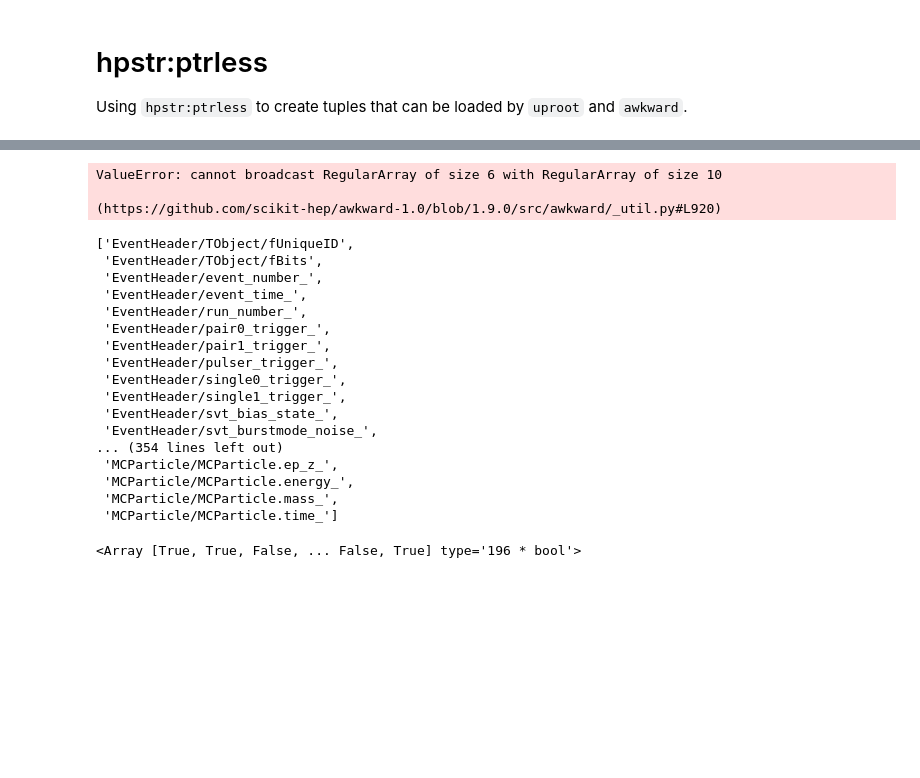
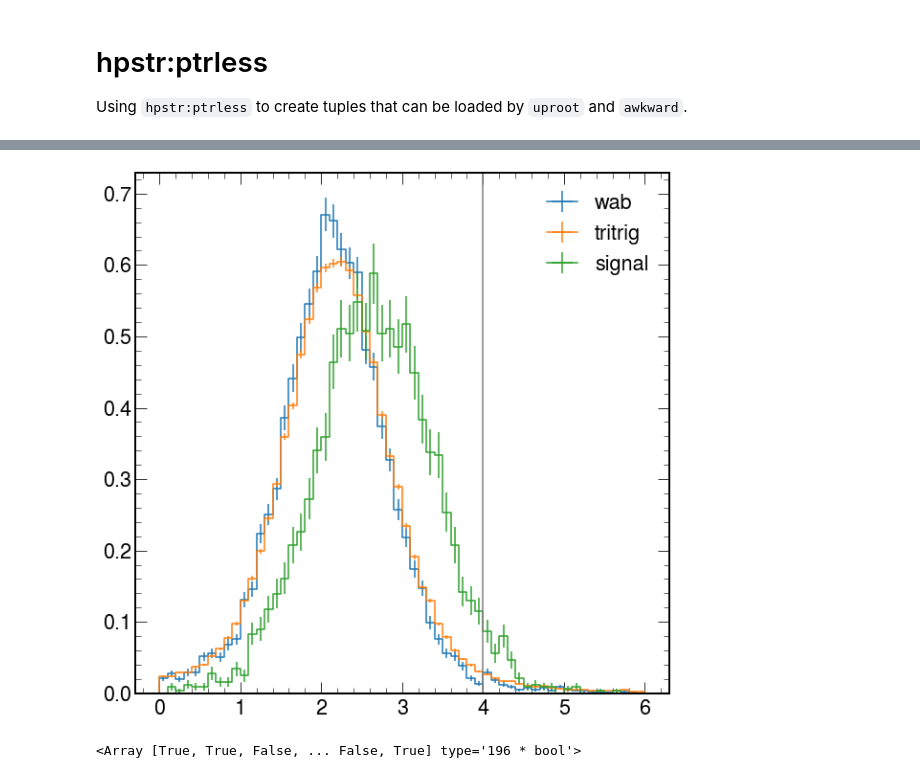
Before and after one commit to tomeichlersmith/hps, a Jupyter notebook: idm/reach/2016/idm-awkward-ana.ipynb, the cells around one changed output, grey strips where cells are left out. Saved outputs shown, nothing was run; the diff lists cells and outputs as text; code cells hidden in the pictures; blank space fills up the shorter version.

```diff
--- a/idm/reach/2016/idm-awkward-ana.ipynb
+++ b/idm/reach/2016/idm-awkward-ana.ipynb
@@ -271,39 +17,0 @@ reco_events['UnconstrainedV0Vertices_KF/UnconstrainedV0Vertices_KF.pos_'].fZ[(nv
-# %%
-branches = {}
-for br in set([f.split('/')[0] for f in reco_events.fields]):
-    branches[br] = ak.zip({
-        f.replace(f'{br}/{br}.','') : reco_events[f]
-        for f in reco_events.fields
-        if f.startswith(br)
-    })
-reformed = ak.zip(branches)
-reformed
-# %% [output]
-ValueError: cannot broadcast RegularArray of size 6 with RegularArray of size 10
-
-(https://github.com/scikit-hep/awkward-1.0/blob/1.9.0/src/awkward/_util.py#L920)
-# %%
-for field in events.fields:
-    if all([f.startswith(field) for f in events[field].fields]):
-        events[field] = {
-            f.strip(field+'.'): events[field][f]
-            for f in events[field].fields
-        }
-# %% [output]
-['EventHeader/TObject/fUniqueID',
- 'EventHeader/TObject/fBits',
- 'EventHeader/event_number_',
- 'EventHeader/event_time_',
- 'EventHeader/run_number_',
- 'EventHeader/pair0_trigger_',
- 'EventHeader/pair1_trigger_',
- 'EventHeader/pulser_trigger_',
- 'EventHeader/single0_trigger_',
- 'EventHeader/single1_trigger_',
- 'EventHeader/svt_bias_state_',
- 'EventHeader/svt_burstmode_noise_',
-... (354 lines left out)
- 'MCParticle/MCParticle.ep_z_',
- 'MCParticle/MCParticle.energy_',
- 'MCParticle/MCParticle.mass_',
- 'MCParticle/MCParticle.time_']
@@ -310,3 +20,32 @@ for field in events.fields:
+# %%
+vtx = {
+    'signal' : idmload.vertices('/local/cms/user/eichl008/hps/idm/signal/idm_2pt3_mchi_030_rmap_3.00_rdmchi_0.60_nruns_200_nevents_10k.root'),
+    'wab': idmload.vertices('/data/cmszfs1/user/eichl008/hps/idm/bkgd/wab/tuples/wab-beam_nruns_2000_startrun_1.root'),
+    'tritrig': idmload.vertices('/data/cmszfs1/user/eichl008/hps/idm/bkgd/tritrig/tuples/tritrig-beam_nruns_200_startrun_1.root')
+}
+# %%
+tdiff = hist.Hist(
+    hist.axis.StrCategory(
+        ['wab','tritrig','signal'],
+        name='type'
+    ),
+    hist.axis.Regular(
+        60,0,6,
+        name = 'tdiff',
+        label = '$e^-$ Track-Cluster $\Delta t$ [ns]'
+    )
+)
+for t, v in vtx.items():
+    tdiff.fill(
+        type = t,
+        tdiff = abs(v.electron.track.time - v.electron.cluster.time + 43.0),
+    )
+tdiff.plot(density = True)
+plt.axvline(4, color='gray')
+plt.legend()
+plt.show()
+# %% [output]
+[figure, added]
 # %%
 ak.count(reco_events['UnconstrainedV0Vertices_KF/UnconstrainedV0Vertices_KF.fUniqueID'],axis=1)==1
 # %% [output]
```
Also changed, not shown: parts of 20 cells of this notebook, 3 other files.
